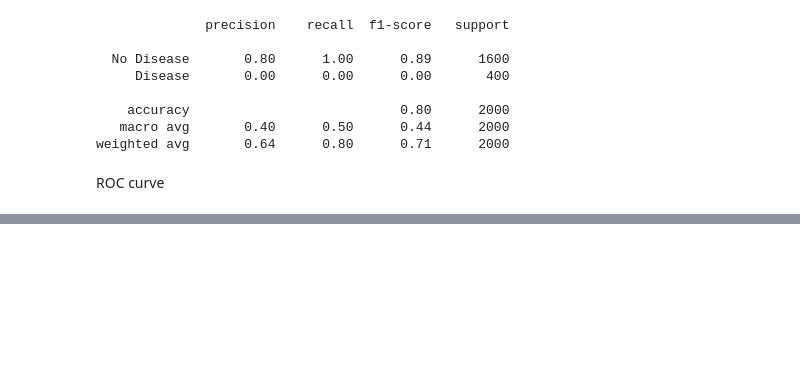
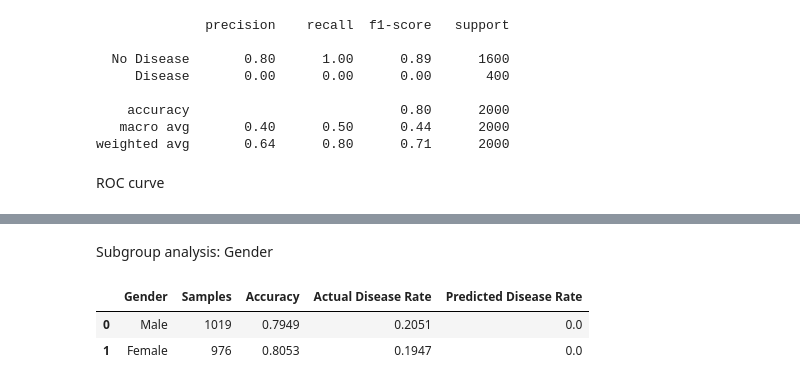
Before and after one commit to chrimapaul/Heart_Disease_Prediction_Group6, a Jupyter notebook: Group6_Capstone_Project.ipynb, the cells around one changed output, grey strips where cells are left out. Saved outputs shown, nothing was run; the diff lists cells and outputs as text; code cells hidden in the pictures; blank space fills up the shorter version.

```diff
--- a/Group6_Capstone_Project.ipynb
+++ b/Group6_Capstone_Project.ipynb
@@ -964,0 +1090,40 @@ plt.show()
+# %% [markdown]
+Subgroup analysis: Gender
+# %%
+gender_analysis = X_test.copy()
+
+gender_analysis["Actual"] = y_test.values
+gender_analysis["Predicted"] = best_pred
+
+gender_analysis["Correct"] = (
+    gender_analysis["Actual"] ==
+    gender_analysis["Predicted"]
+)
+
+gender_analysis["Probability"] = best_prob
+
+gender_results = []
+
+for group in gender_analysis["Gender"].dropna().unique():
+
+    subset = gender_analysis[
+        gender_analysis["Gender"] == group
+    ]
+
+    gender_results.append({
+        "Gender": group,
+        "Samples": len(subset),
+        "Accuracy": subset["Correct"].mean(),
+        "Actual Disease Rate": subset["Actual"].mean(),
+        "Predicted Disease Rate": subset["Predicted"].mean()
+    })
+
+gender_results_df = pd.DataFrame(gender_results)
+
+display(
+    gender_results_df.round(4)
+)
+# %% [output]
+|  | Gender | Samples | Accuracy | Actual Disease Rate | Predicted Disease Rate |
+| 0 | Male | 1019 | 0.7949 | 0.2051 | 0.0 |
+| 1 | Female | 976 | 0.8053 | 0.1947 | 0.0 |
```
Also changed, not shown: parts of 19 cells of this notebook.
